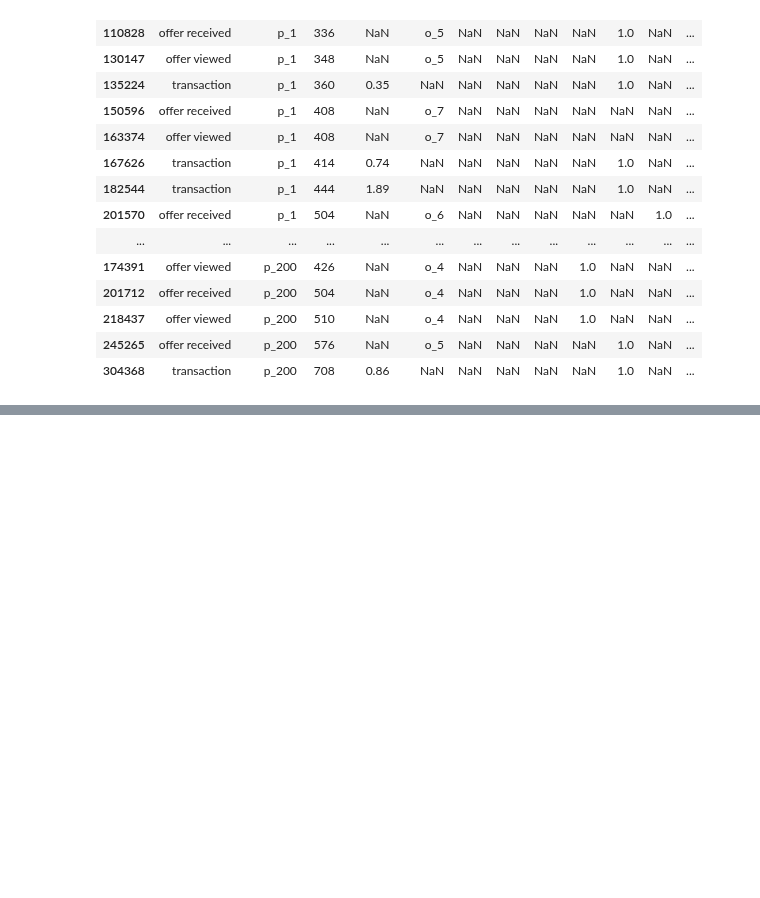
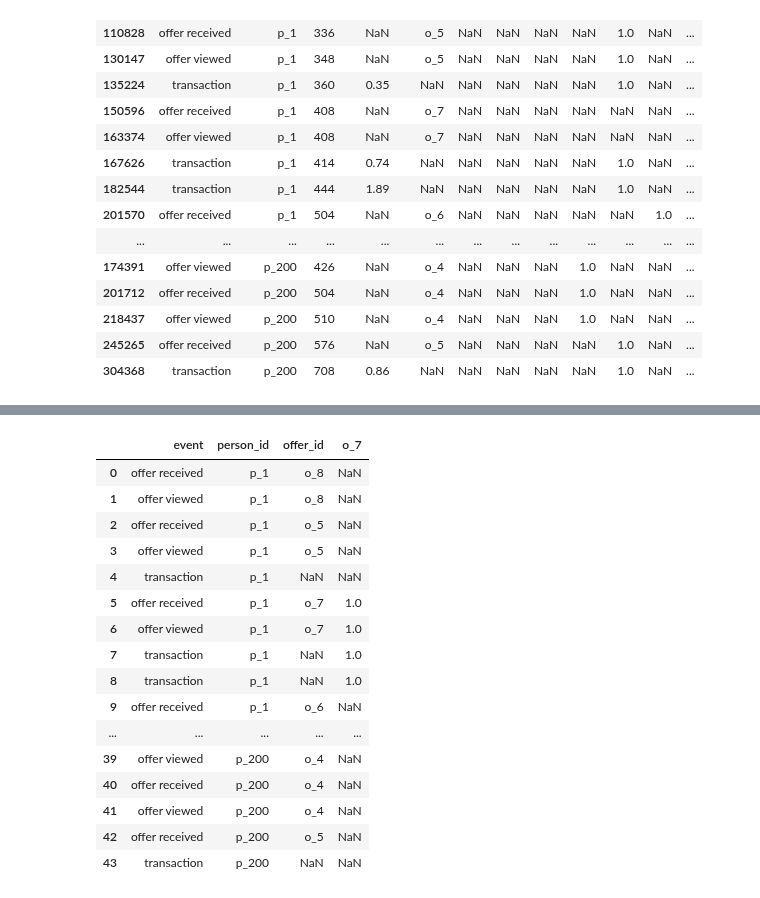
Before and after one commit to rbuerki/segmentation-challenge-starbucks, a Jupyter notebook: 2-eda.ipynb, the cells around one changed output, grey strips where cells are left out. Drawn from its saved outputs; the diff is of its cells as text; code cells hidden in the pictures; blank space fills up the shorter version.

```diff
--- a/2-eda.ipynb
+++ b/2-eda.ipynb
@@ -252,0 +272,20 @@ entity person:
+# %%
+transcript_extended[['event', 'person_id', 'offer_id', 'o_7']]
+# %% [output]
+|  | event | person_id | offer_id | o_7 |
+| 0 | offer received | p_1 | o_8 | NaN |
+| 1 | offer viewed | p_1 | o_8 | NaN |
+| 2 | offer received | p_1 | o_5 | NaN |
+| 3 | offer viewed | p_1 | o_5 | NaN |
+| 4 | transaction | p_1 | NaN | NaN |
+| 5 | offer received | p_1 | o_7 | 1.0 |
+| 6 | offer viewed | p_1 | o_7 | 1.0 |
+| 7 | transaction | p_1 | NaN | 1.0 |
+| 8 | transaction | p_1 | NaN | 1.0 |
+| 9 | offer received | p_1 | o_6 | NaN |
+| ... | ... | ... | ... | ... |
+| 39 | offer viewed | p_200 | o_4 | NaN |
+| 40 | offer received | p_200 | o_4 | NaN |
+| 41 | offer viewed | p_200 | o_4 | NaN |
+| 42 | offer received | p_200 | o_5 | NaN |
+| 43 | transaction | p_200 | NaN | NaN |
```
Also changed, not shown: parts of 7 cells of this notebook.
